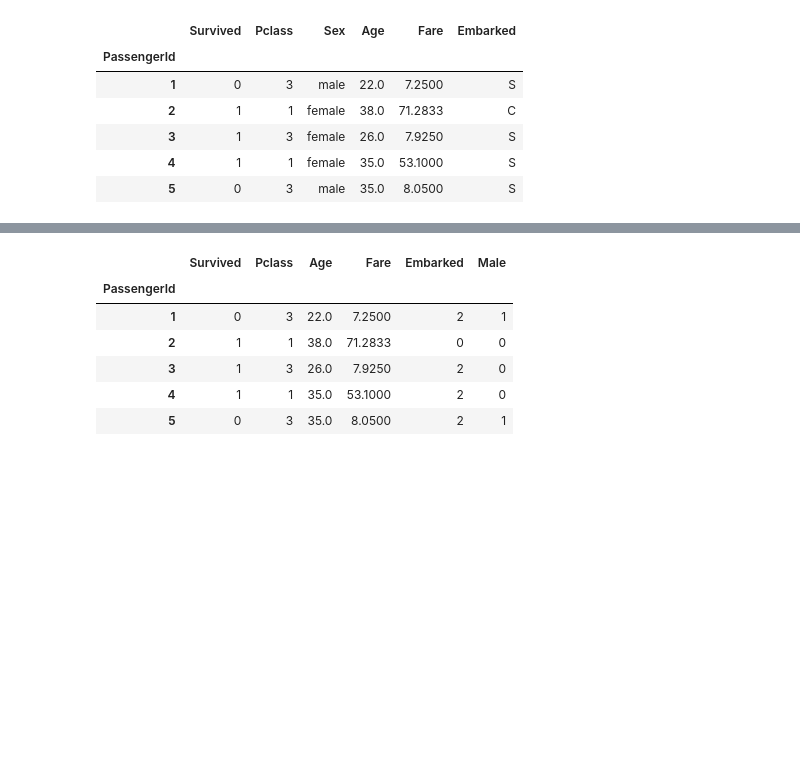
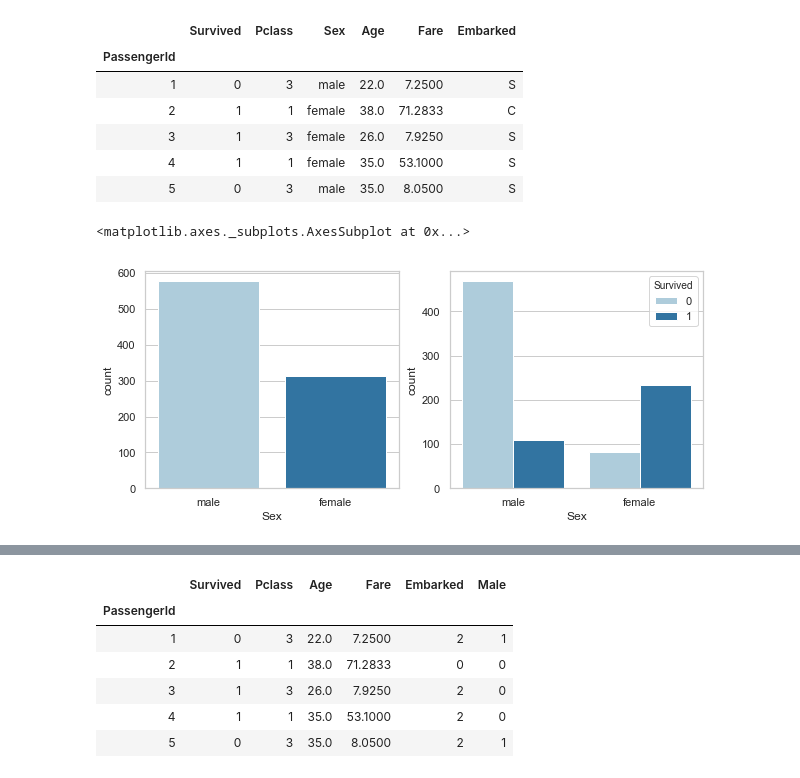
Before and after one commit to cazdlt/MLPython, a Jupyter notebook: titanic_logistic_reg.ipynb, the cells around one changed output, grey strips where cells are left out. Saved outputs shown, nothing was run; the diff lists cells and outputs as text; code cells hidden in the pictures; blank space fills up the shorter version.

```diff
--- a/titanic_logistic_reg.ipynb
+++ b/titanic_logistic_reg.ipynb
@@ -37,0 +36,13 @@ data_util.head()
+# %%
+import seaborn as sns
+import matplotlib.pyplot as plt
+sns.set_style("whitegrid")
+sns.set_context("notebook")
+sns.set_palette("Paired")
+%matplotlib inline
+f,ax=plt.subplots(1,2,figsize=(10,4))
+sns.countplot(data=data_util,x="Sex",hue="Survived",ax=ax[1])
+sns.countplot(data=data_util,x="Sex",ax=ax[0])
+# %% [output]
+<matplotlib.axes._subplots.AxesSubplot at 0x...>
+[figure, added]
```
Also changed, not shown: parts of 4 cells of this notebook.
